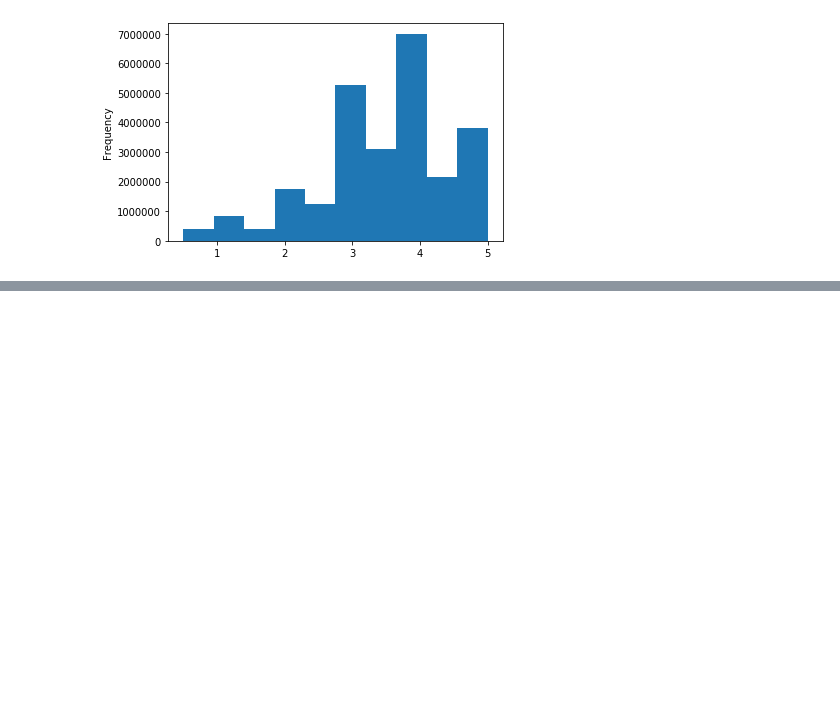
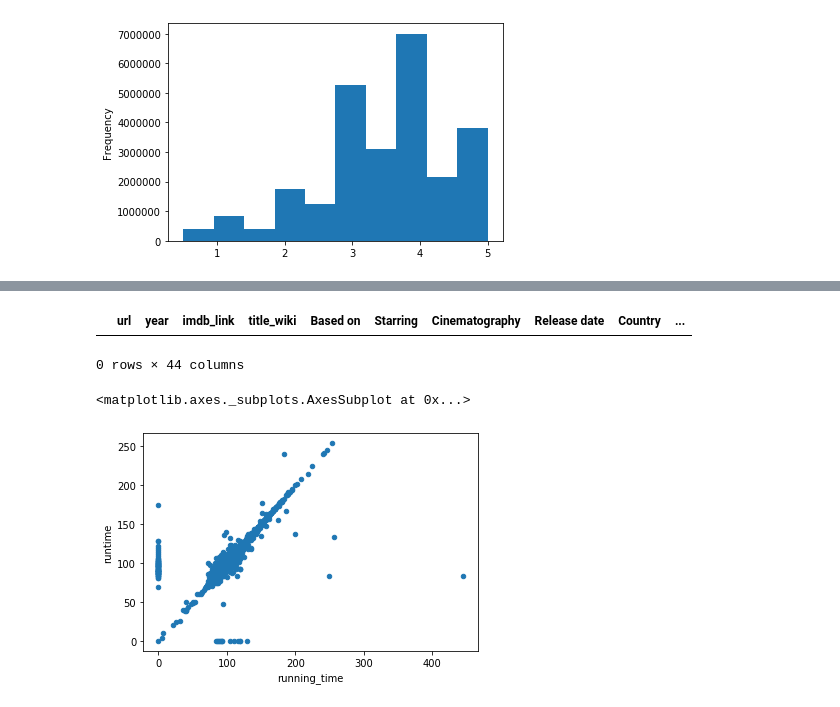
Before and after one commit to mcarter-00/Movies-ETL, a Jupyter notebook: ETL_practice.ipynb, the cells around one changed output, grey strips where cells are left out. Drawn from its saved outputs; the diff is of its cells as text; code cells hidden in the pictures; blank space fills up the shorter version.

```diff
--- a/ETL_practice.ipynb
+++ b/ETL_practice.ipynb
@@ -745,3 +825,13 @@ date_form_four = r'\d{4}'
+# %%
+# convert from string to numeric
+running_time_extract = running_time_extract.apply(lambda col: pd.to_numeric(col, errors='coerce')).fillna(0)
+# %%
+# apply a function that converts the hour capture groups and minute capture groups to minutes if the pure minutes capture group is zero
+# save the output to wiki_movies_df
+wiki_movies_df['running_time'] = running_time_extract.apply(lambda row: row[0]*60 + row[1] if row[2] == 0 else row[2], axis=1)
+# %%
+# drop running time
+wiki_movies_df.drop('Running time', axis=1, inplace=True)
 # %% [markdown]
 #### Clean the Kaggle Data
 # %%
@@ -877,0 +970,2 @@ Name: rating, dtype: float64
+# %%
+movies_df = pd.merge(wiki_movies_df, kaggle_metadata, on='imdb_id', suffixes=['_wiki', '_kaggle'])
@@ -877,0 +1052,14 @@ Name: rating, dtype: float64
+# %%
+# confirm there aren't any missing titles in the Kaggle data
+movies_df[(movies_df['title_kaggle'] == '') | (movies_df['title_kaggle'].isnull())]
+# %% [output]
+|  | url | year | imdb_link | title_wiki | Based on | Starring | Cinematography | Release date | Country | ... |
+0 rows × 44 columns
+# %%
+# review runtime by using a scatter plot
+# a scatter plot is a great way to give us a sense of how similar columns are to each other
+
+movies_df.fillna(0).plot(x='running_time', y='runtime', kind='scatter')
+# %% [output]
+<matplotlib.axes._subplots.AxesSubplot at 0x...>
+[figure, added]
```
Also changed, not shown: parts of 42 cells of this notebook.
